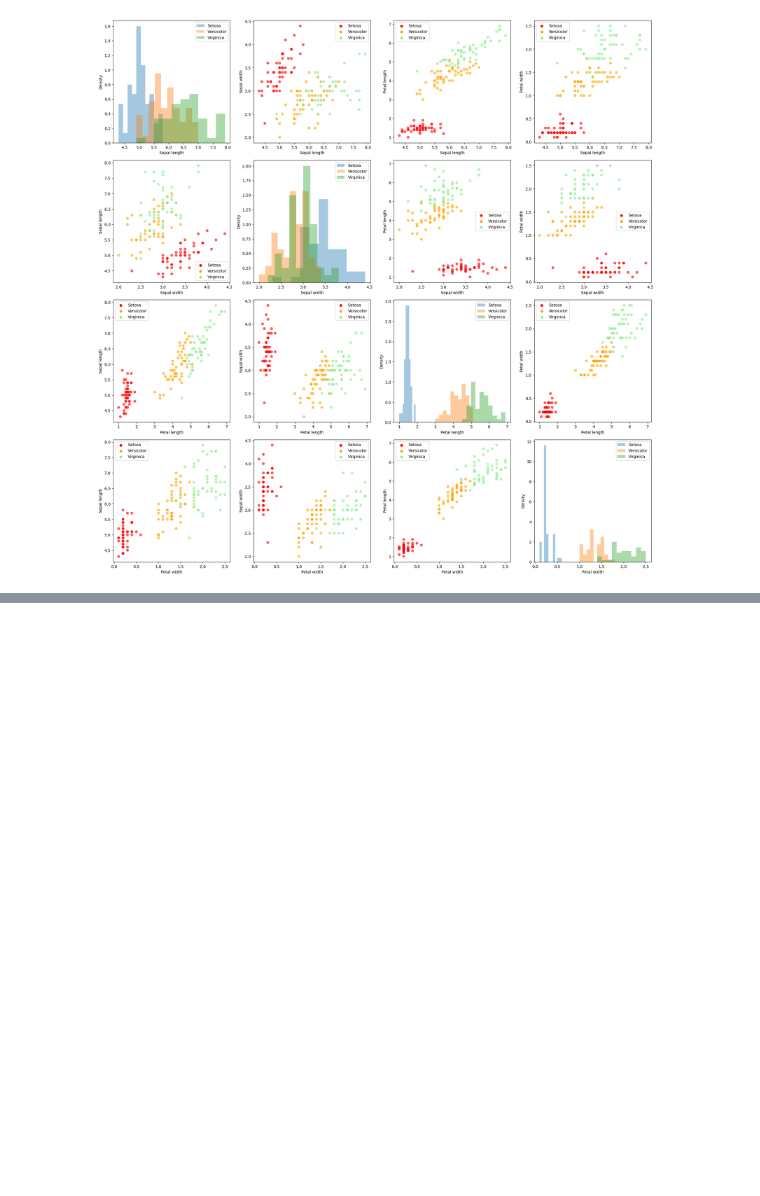
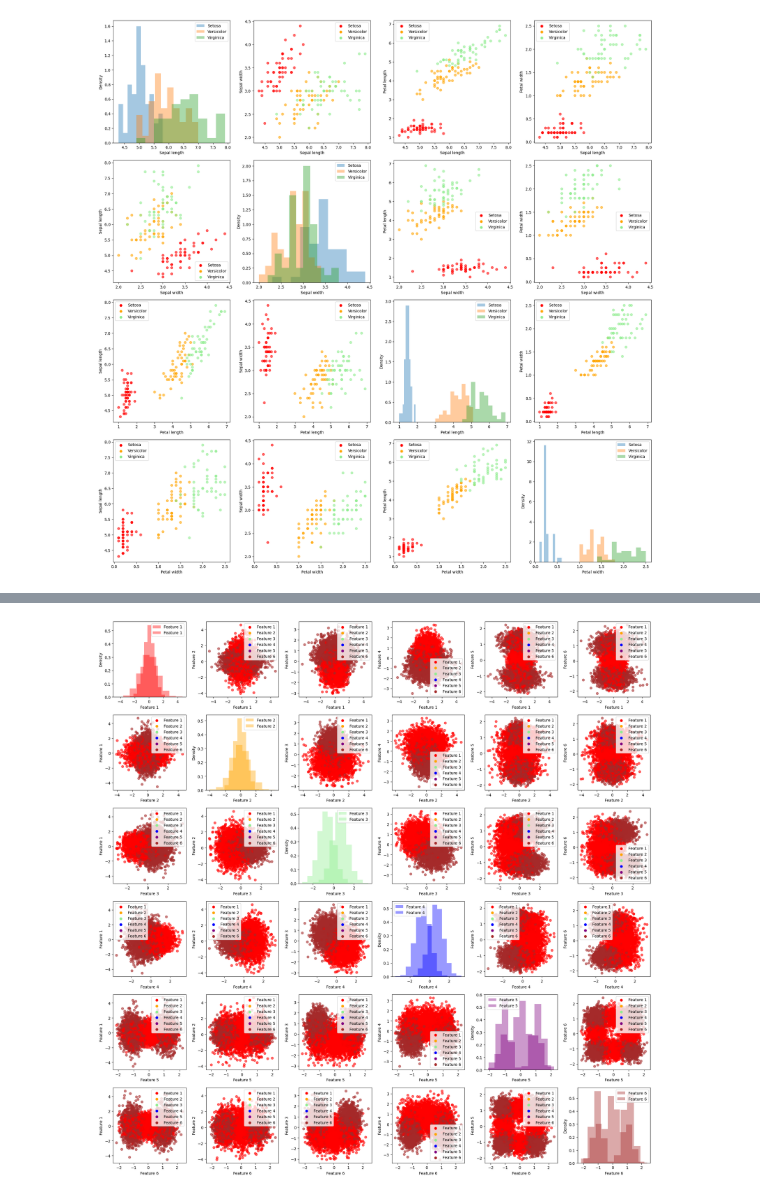
Before and after one commit to BorlinaEdoardo/Machine-Learning-Pattern-Recognition-Polito, a Jupyter notebook: lab2/lab2.ipynb, the cells around one changed output, grey strips where cells are left out. Cells and saved outputs as stored; diff of their text form; code cells hidden in the pictures; blank space fills up the shorter version.

```diff
--- a/lab2/lab2.ipynb
+++ b/lab2/lab2.ipynb
@@ -74,0 +240,23 @@ plt.show()
+# %%
+fig, axes = plt.subplots(6, 6, figsize=(20, 20))  # 6 rows, 6 columns
+
+for i in range(6):
+    for j in range(6):
+        if i != j:
+            axes[i, j].scatter(Dp[i, :], Dp[j, :], c=Lp, cmap=mpl.colors.ListedColormap(colors), alpha=0.6)
+            axes[i, j].set_xlabel(labels[i])
+            axes[i, j].set_ylabel(labels[j])
+            # add legend to scatter plot with the values of labels array
+            for k in range(6):
+                axes[i, j].scatter([], [], c=colors[k], label=f'Feature {k+1}')
+        else:
+            for k in range(2):
+                axes[i, j].hist(Dp[i, Lp == k], bins=10, density=True, alpha=0.4, label=f'Feature {i+1}', color=colors[i])
+            axes[i, j].set_xlabel(labels[i])
+            axes[i, j].set_ylabel("Density")
+        axes[i, j].legend()
+
+plt.tight_layout()
+plt.show()
+# %% [output]
+[figure, added]
```
Also changed, not shown: parts of 9 cells of this notebook, 1 other file.
